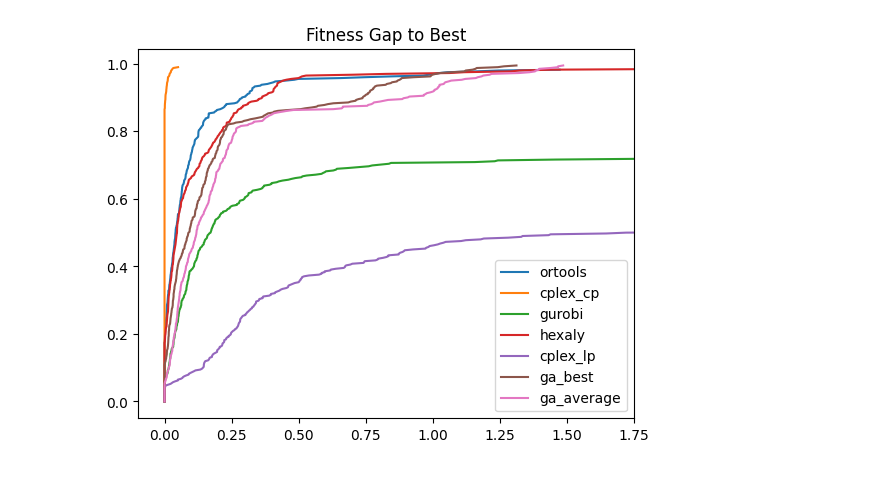
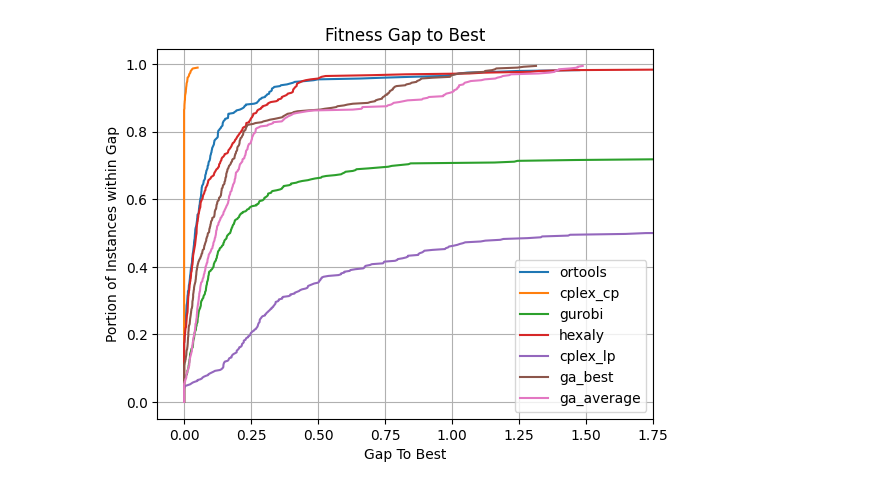
Before and after one commit to jrc-rodec/scheduling_model, a Jupyter notebook: code/analysis/ecdf_inf_plots_ga.ipynb, the cells around one changed output. Saved outputs shown, nothing was run; the diff lists cells and outputs as text; code cells hidden in the pictures.

Commit message:
data stats

```diff
--- a/code/analysis/ecdf_inf_plots_ga.ipynb
+++ b/code/analysis/ecdf_inf_plots_ga.ipynb
@@ -39,6 +39,7 @@ for file in files:
 
         try:
             time_data_as_dict[name][row['name'][2:-4]] = [[float(x.split(',')[0]), int(float(x.split(',')[1][1:]) + 0.5), int(float(x.split(',')[2][1:])) if x.split(',')[2][1:].isnumeric() else int(float(x.split(',')[2][1:-2]))] for x in [r[2:] for r in row['best_result_history'].split('),')[1:]]]
+            time_data_as_dict[name][row['name'][2:-4]].append([row['runtime'], row['fitness_value'], row['lower_bound']])
         except:
             continue
 del df
@@ -54,7 +55,7 @@ for key in ga_data.keys():
 def calculate_value(fitness, best):
     return ((fitness - best) / best)
 # %%
-def ecdf_inf(vectors, column, max : bool = False, n_instances : int = 402, labels : list[str] = [], instances : list[str] = [], x_lim = (-0.1, 1.0)):
+def ecdf_inf(vectors, column, max : bool = False, n_instances : int = 402, labels : list[str] = [], instances : list[str] = [], x_lim = (-0.1, 1.0), xlabel : str = None, ylabel : str = None):
 
     plot_vectors = []
     for vector in vectors:
@@ -74,8 +75,13 @@ def ecdf_inf(vectors, column, max : bool = False, n_instances : int = 402, label
         plt.plot(plot_vectors[i][0], plot_vectors[i][1], label=[labels[i]])
     #if column == 'Fitness Gap to Best':
     plt.xlim(x_lim[0], x_lim[1])
-
+    #plt.vlines(0.25, 0, 1)
+    if xlabel:
+        plt.xlabel(xlabel)
+    if ylabel:
+        plt.ylabel(ylabel)
     plt.legend()
+    plt.grid(True, 'both')
     plt.title(column)
     plt.show()
 # %%
@@ -105,9 +111,9 @@ for solver in data_as_dict.keys():
     vector.sort()
     vectors.append(vector)
 # %%
-ecdf_inf(vectors, 'Fitness Gap to Best', labels=labels, x_lim=(-0.1, 1.75))
+ecdf_inf(vectors, 'Fitness Gap to Best', labels=labels, x_lim=(-0.1, 1.75), xlabel='Gap To Best', ylabel='Portion of Instances within Gap')
 # %% [output]
-[figure, old version]
+[figure, new version]
 # %%
 # time data
 def get_average_timestamps(average_data, target, max_diff, force_all : bool = False):
```
Also changed, not shown: parts of 6 cells of this notebook, 4 other files.
